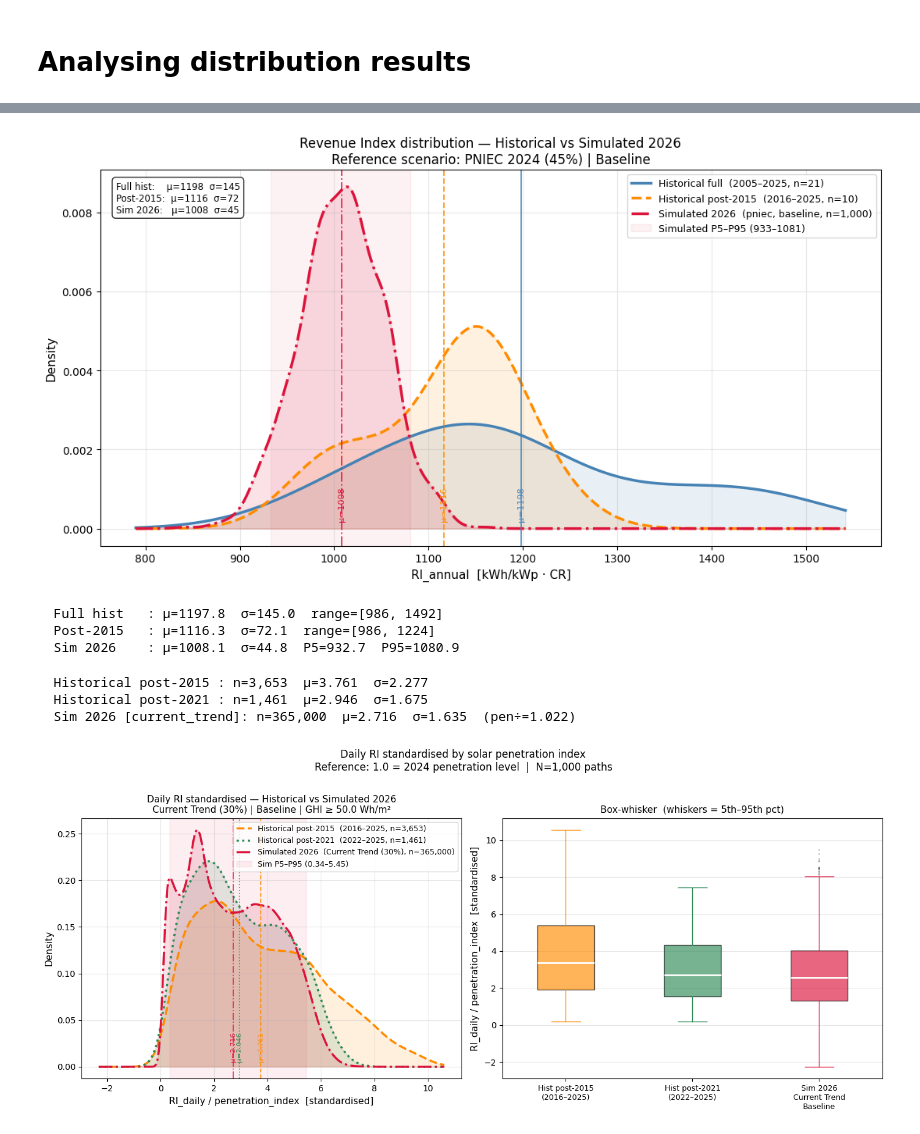
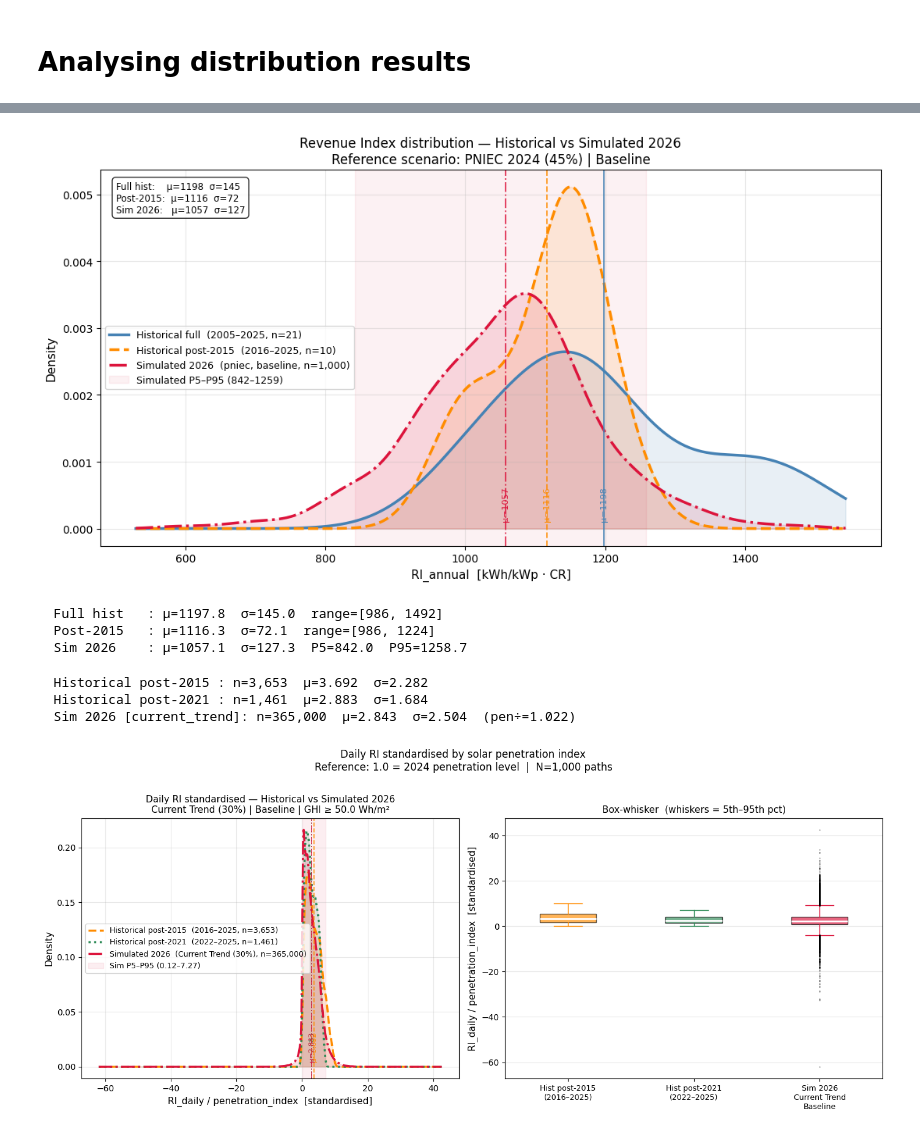
Before and after one commit to lucasmonero/Greenfin_Thesis, a Jupyter notebook: Code/Simulation/Revenue index - multi-scenario.ipynb, the cells around one changed output, grey strips where cells are left out. Saved outputs shown, nothing was run; the diff lists cells and outputs as text; code cells hidden in the pictures.

Commit message:
Update 21.05 - new Model for CR and Hedge notebook

```diff
--- a/Code/Simulation/Revenue index - multi-scenario.ipynb
+++ b/Code/Simulation/Revenue index - multi-scenario.ipynb
@@ -1114,10 +1114,11 @@ for label, key in scenarios_analysis.items():
     p    = P_annual[key][:, yi]
     cr   = CR_annual[key][:, yi]
 
-    # log-variance decomposition
-    log_ri = np.log(ri[ri > 0])
-    log_p  = np.log(p[p > 0])
-    log_cr = np.log(cr[cr > 0])
+    # log-variance decomposition (joint mask: all three positive)
+    _mask  = (ri > 0) & (p > 0) & (cr > 0)
+    log_ri = np.log(ri[_mask])
+    log_p  = np.log(p[_mask])
+    log_cr = np.log(cr[_mask])
 
     var_log_p  = np.var(log_p,  ddof=1)
     var_log_cr = np.var(log_cr, ddof=1)
@@ -1190,13 +1191,18 @@ _a0, _a1, _a2 = _sc[0], _sc[1], _sc[2]
 # --- load historical physical data -------------------------------------------
 _df_cr_h = pd.read_parquet(
     Path("../../Data/Modelled/df_cr_modelled.parquet"),
-    columns=["date", "year", "ghi_sum", "ghi_cs_sum", "capture_rate", "CR_seasonal_full"]
+    columns=["date", "year", "capture_rate", "CR_seasonal_full"]
 )
 _df_cr_h["date"] = pd.to_datetime(_df_cr_h["date"])
+_df_sol_h = pd.read_parquet(
+    Path("../../Data/Modelled/df_solar_modelled.parquet"),
+).reset_index().rename(columns={"GHI_obs": "ghi_sum", "GHI_cs": "ghi_cs_sum"})
+_df_sol_h["date"] = pd.to_datetime(_df_sol_h["date"])
+_df_cr_h = _df_cr_h.merge(_df_sol_h[["date", "ghi_sum", "ghi_cs_sum"]], on="date", how="left")
 
 _df_tmp_h = pd.read_parquet(
     Path("../../Data/Modelled/df_temperature_modeled.parquet"),
-    columns=["date", "t2m_mean", "arch_resid"]
+    columns=["date", "t2m_mean", "ar1_resid"]
 )
 _df_tmp_h["date"] = pd.to_datetime(_df_tmp_h["date"])
 
@@ -1230,7 +1236,7 @@ _df_h["GHI_modelled"] = _Kt_fit * _df_h["ghi_cs_sum"].values
 #              = t2m_mean - STL_resid + arch_predicted
 #              = t2m_mean - arch_resid   (since STL_resid = arch_resid + arch_predicted)
 _df_h["T_actual"]   = _df_h["t2m_mean"].values
-_df_h["T_modelled"] = (_df_h["t2m_mean"] - _df_h["arch_resid"]).values
+_df_h["T_modelled"] = (_df_h["t2m_mean"] - _df_h["ar1_resid"]).values
 
 # --- modelled CR -------------------------------------------------------------
 _df_h["CR_actual"]   = _df_h["capture_rate"].values
@@ -1278,6 +1284,12 @@ for tag, col_a, col_m in _vars:
     _c  = float(np.corrcoef(_a[_ok], _m[_ok])[0, 1]) if _ok.sum() > 2 else np.nan
     _nn = int((~np.isfinite(_m)).sum())
     print(f"  {tag:<5}  {np.nanmean(_a):>13.4f}  {np.nanmean(_m):>13.4f}  {_c:>7.4f}  {_nn:>8d}")
+# --- filtered RI arrays for distribution comparison -------------------------
+_hist_ghi_ok = df_hist_reconstructed["GHI_actual"] >= 50.0
+_ri_hist_d   = df_hist_reconstructed.loc[_hist_ghi_ok, "RI_actual"].values
+_ri_model_d  = df_hist_reconstructed.loc[_hist_ghi_ok, "RI_modelled"].values
+print(f"  _ri_hist_d:  n={len(_ri_hist_d):,}")
+print(f"  _ri_model_d: n={len(_ri_model_d):,}")
 # %% [output]
   df_hist_reconstructed: 7,670 rows  (2005–2025)
 
@@ -1493,10 +1507,10 @@ print(f"  Post-{POST_YEAR}   : μ={ri_post.mean():.1f}  σ={ri_post.std():.1f}
 print(f"  Sim {SIM_YEAR}    : μ={ri_sim.mean():.1f}  σ={ri_sim.std():.1f}  "
       f"P5={p5_sim:.1f}  P95={p95_sim:.1f}")
 # %% [output]
-[figure, old version]
+[figure, new version]
   Full hist   : μ=1197.8  σ=145.0  range=[986, 1492]
   Post-2015   : μ=1116.3  σ=72.1  range=[986, 1224]
-  Sim 2026    : μ=1008.1  σ=44.8  P5=932.7  P95=1080.9
+  Sim 2026    : μ=1057.1  σ=127.3  P5=842.0  P95=1258.7
 # %%
 # daily RI distribution (historical vs simulated)
 
@@ -1515,16 +1529,20 @@ PEN_COL = {"current_trend": "pen_current_trend",
 # ── 1. HISTORICAL DAILY RI ────────────────────────────────────────────────────
 df_cr_d  = pd.read_parquet(
     Path("../../Data/Modelled/df_cr_modelled.parquet"),
-    columns=["date","year","ghi_sum","capture_rate","penetration_index"]
+    columns=["date","year","capture_rate","penetration_index"]
 )
+df_sol_d = pd.read_parquet(
+    Path("../../Data/Modelled/df_solar_modelled.parquet"),
+).reset_index()[["date","GHI_obs"]].rename(columns={"GHI_obs": "ghi_sum"})
 df_tmp_d = pd.read_parquet(
     Path("../../Data/Modelled/df_temperature_modeled.parquet"),
     columns=["date","t2m_mean"]
 )
 df_cr_d["date"]  = pd.to_datetime(df_cr_d["date"])
+df_sol_d["date"] = pd.to_datetime(df_sol_d["date"])
 df_tmp_d["date"] = pd.to_datetime(df_tmp_d["date"])
 
-df_daily_h = df_cr_d.merge(df_tmp_d, on="date", how="inner")
+df_daily_h = df_cr_d.merge(df_sol_d, on="date", how="left").merge(df_tmp_d, on="date", how="inner")
 
 _T_eff_h = df_daily_h["t2m_mean"] + float(np.mean(list(uplift_by_doy.values())))
 df_daily_h["P_daily"]  = (df_daily_h["ghi_sum"] / G_STC) * \
@@ -1609,34 +1627,34 @@ _bx_labels = [
     f"Hist post-{POST_YEAR_1}\n({POST_YEAR_1+1}–2025)",
     f"Hist post-{POST_YEAR_2}\n({POST_YEAR_2+1}–2025)",
     f"Sim {SIM_YEAR_DAILY}\n{PEN_LABELS[SIM_PEN_DAILY].split('(')[0].strip()}\n{TEMP_LABELS[SIM_TEMP_DAILY]}",
 ]
 _bx_colors = ["darkorange", "seagreen", "crimson"]
 
 bp = ax2.boxplot(_bx_data, labels=_bx_labels, patch_artist=True,
                  medianprops=dict(color="white", lw=2),
                  flierprops=dict(marker=".", markersize=2, alpha=0.25),
                  widths=0.45)
 for patch, color in zip(bp["boxes"], _bx_colors):
     patch.set_facecolor(color); patch.set_alpha(0.65)
 for whisker, color in zip(bp["whiskers"], [c for c in _bx_colors for _ in range(2)]):
     whisker.set_color(color)
 for cap, color in zip(bp["caps"], [c for c in _bx_colors for _ in range(2)]):
     cap.set_color(color)
 
 ax2.set_ylabel("RI_daily / penetration_index  [standardised]", fontsize=11)
 ax2.set_title("Box-whisker  (whiskers = 5th–95th pct)", fontsize=11)
 ax2.tick_params(axis="x", labelsize=9)
 ax2.grid(alpha=0.3, axis="y")
 
 plt.suptitle(
     f"Daily RI standardised by solar penetration index\n"
     f"Reference: 1.0 = 2024 penetration level  |  N={N_SIM:,} paths",
     fontsize=12, y=1.01
 )
 plt.tight_layout()
 plt.show()
 # %% [output]
-  Historical post-2015 : n=3,653  μ=3.761  σ=2.277
-  Historical post-2021 : n=1,461  μ=2.946  σ=1.675
-  Sim 2026 [current_trend]: n=365,000  μ=2.716  σ=1.635  (pen÷=1.022)
+  Historical post-2015 : n=3,653  μ=3.692  σ=2.282
+  Historical post-2021 : n=1,461  μ=2.883  σ=1.684
+  Sim 2026 [current_trend]: n=365,000  μ=2.843  σ=2.504  (pen÷=1.022)
-[figure, old version]
+[figure, new version]
```
Also changed, not shown: parts of 15 cells of this notebook, 14 other files.
